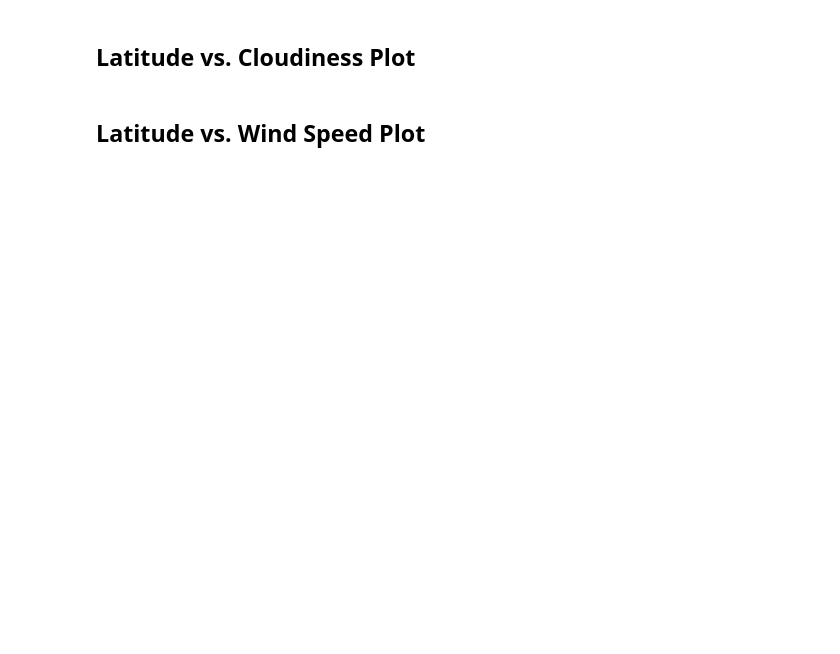
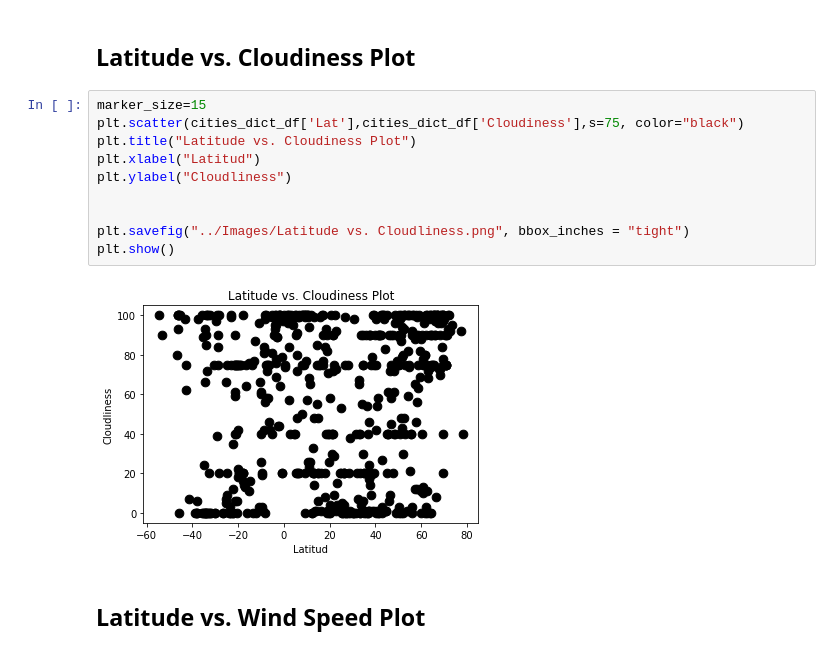
Before and after one commit to JoseH-Git/python-api-challenge, a Jupyter notebook: WeatherPy/WeatherPy.ipynb, the cells around one changed output. Saved outputs shown, nothing was run; the diff lists cells and outputs as text; blank space fills up the shorter version.

```diff
--- a/WeatherPy/WeatherPy.ipynb
+++ b/WeatherPy/WeatherPy.ipynb
@@ -200,4 +224,16 @@ hum_cities
 # %% [markdown]
 ## Latitude vs. Cloudiness Plot
+# %%
+marker_size=15
+plt.scatter(cities_dict_df['Lat'],cities_dict_df['Cloudiness'],s=75, color="black")
+plt.title("Latitude vs. Cloudiness Plot")
+plt.xlabel("Latitud")
+plt.ylabel("Cloudliness")
+
+
+plt.savefig("../Images/Latitude vs. Cloudliness.png", bbox_inches = "tight")
+plt.show()
+# %% [output]
+[figure, added]
 # %% [markdown]
 ## Latitude vs. Wind Speed Plot
```
Also changed, not shown: parts of 3 cells of this notebook, 4 other files.
